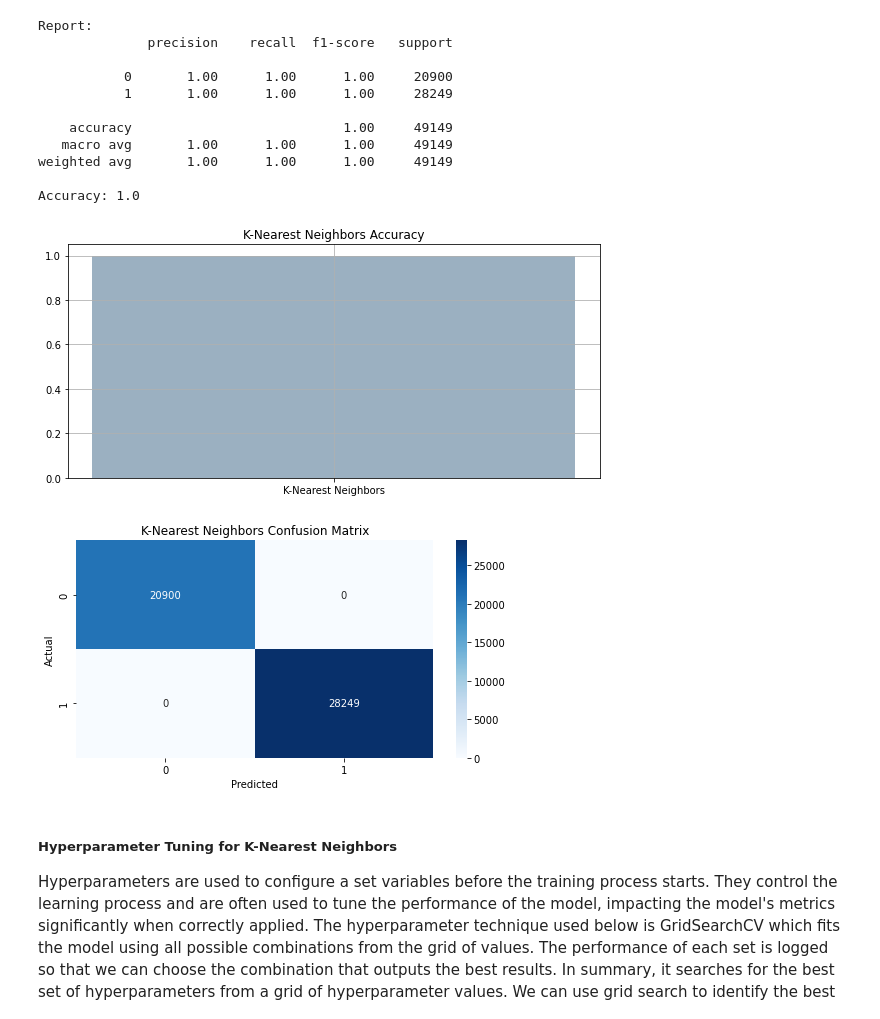
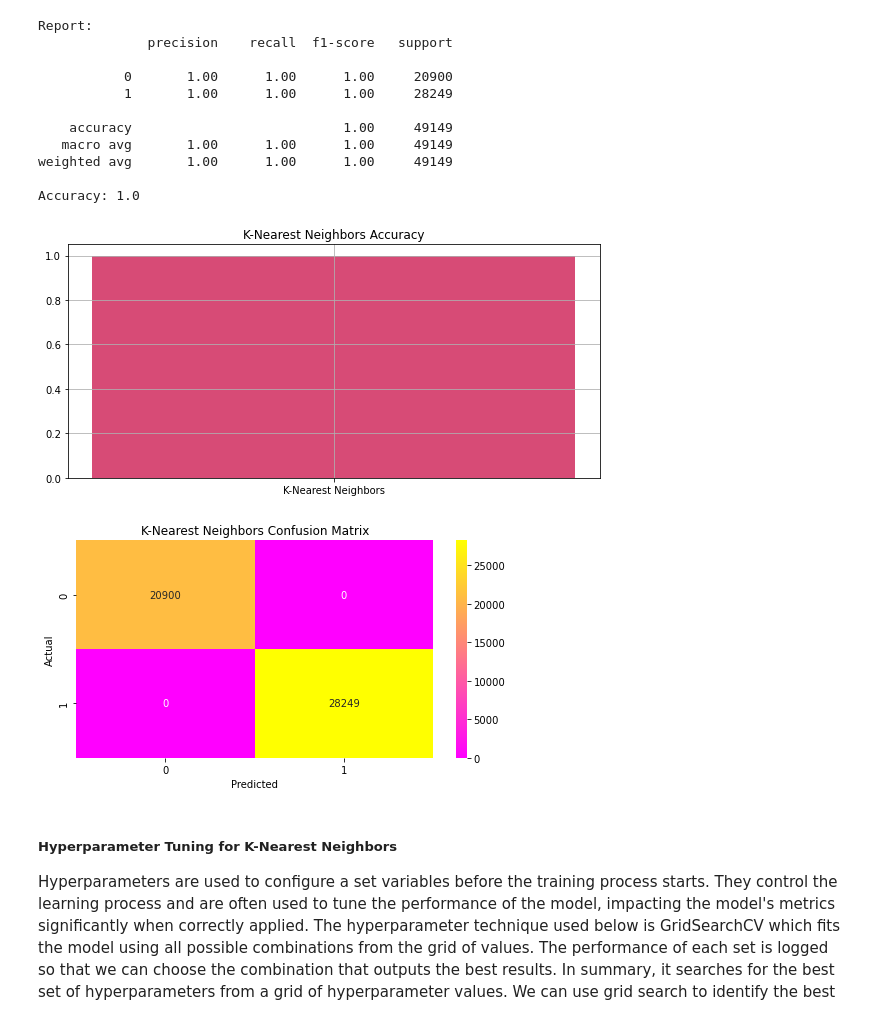
Before and after one commit to carolinedesat/ML_CA1, a Jupyter notebook: Caroline_ML_CA1.ipynb, the cells around one changed output. Cells and saved outputs as stored; diff of their text form; code cells hidden in the pictures.

```diff
--- a/Caroline_ML_CA1.ipynb
+++ b/Caroline_ML_CA1.ipynb
@@ -450,22 +449,22 @@ weighted avg       1.00      1.00      1.00     49149
 Accuracy: 1.0
 # %%
 plt.figure(figsize=(8, 4))
-plt.bar(["K-Nearest Neighbors"], [knn_accuracy], color='#9BB0C1')
+plt.bar(["K-Nearest Neighbors"], [knn_accuracy], color='#D74B76')
 plt.title("K-Nearest Neighbors Accuracy")
 plt.grid(True)
 plt.tight_layout()
 plt.show()
 # %% [output]
-[figure, old version]
+[figure, new version]
 # %%
 plt.figure(figsize=(8, 4))
-sns.heatmap(knn_confusion_matrix, annot=True, cmap='Blues', fmt='g')
+sns.heatmap(knn_confusion_matrix, annot=True, cmap='spring', fmt='g')
 plt.title("K-Nearest Neighbors Confusion Matrix")
 plt.xlabel("Predicted")
 plt.ylabel("Actual")
 plt.show()
 # %% [output]
-[figure, old version]
+[figure, new version]
 # %% [markdown]
 ##### Hyperparameter Tuning for K-Nearest Neighbors
 Hyperparameters are used to configure a set variables before the training process starts. They control the learning process and are often used to tune the performance of the model, impacting the model's metrics significantly when correctly applied. The hyperparameter technique used below is GridSearchCV which fits the model using all possible combinations from the grid of values. The performance of each set is logged so that we can choose the combination that outputs the best results. In summary, it searches for the best set of hyperparameters from a grid of hyperparameter values. We can use grid search to identify the best of them, but this approach can be slow and consume a lot of processing power, which is not necessary for our dataset and model. However, I will demonstrate how it works with the K-Nearest Neighbors model.
```
Also changed, not shown: parts of 10 cells of this notebook.
